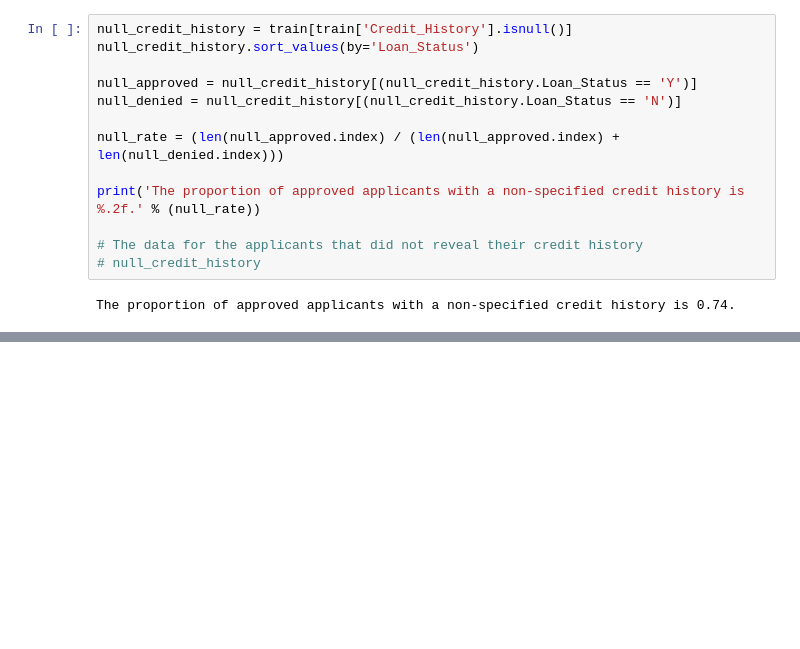
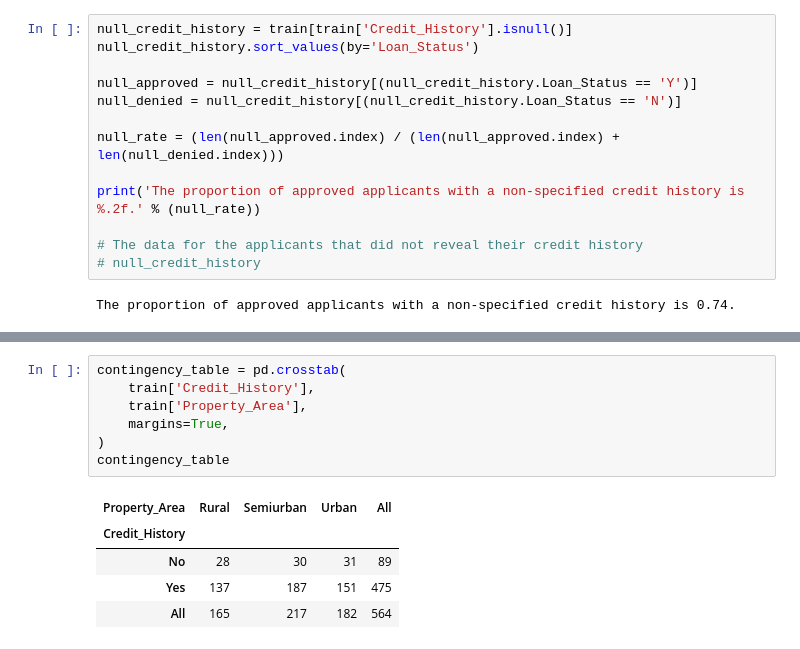
Before and after one commit to Buidex/loan_prediction_AnalyticsVidhya, a Jupyter notebook: Loan Prediction III - Analytics Vidhya.ipynb, the cells around one changed output, grey strips where cells are left out. Drawn from its saved outputs; the diff is of its cells as text; blank space fills up the shorter version.

```diff
--- a/Loan Prediction III - Analytics Vidhya.ipynb
+++ b/Loan Prediction III - Analytics Vidhya.ipynb
@@ -672,0 +724,13 @@ In order to automate the loan eligibility process, we should focus on identifyin
+# %%
+contingency_table = pd.crosstab(
+    train['Credit_History'],
+    train['Property_Area'],
+    margins=True,
+)
+contingency_table
+# %% [output]
+| Property_Area | Rural | Semiurban | Urban | All |
+| Credit_History |  |  |  |  |
+| No | 28 | 30 | 31 | 89 |
+| Yes | 137 | 187 | 151 | 475 |
+| All | 165 | 217 | 182 | 564 |
```
Also changed, not shown: parts of 13 cells of this notebook.
